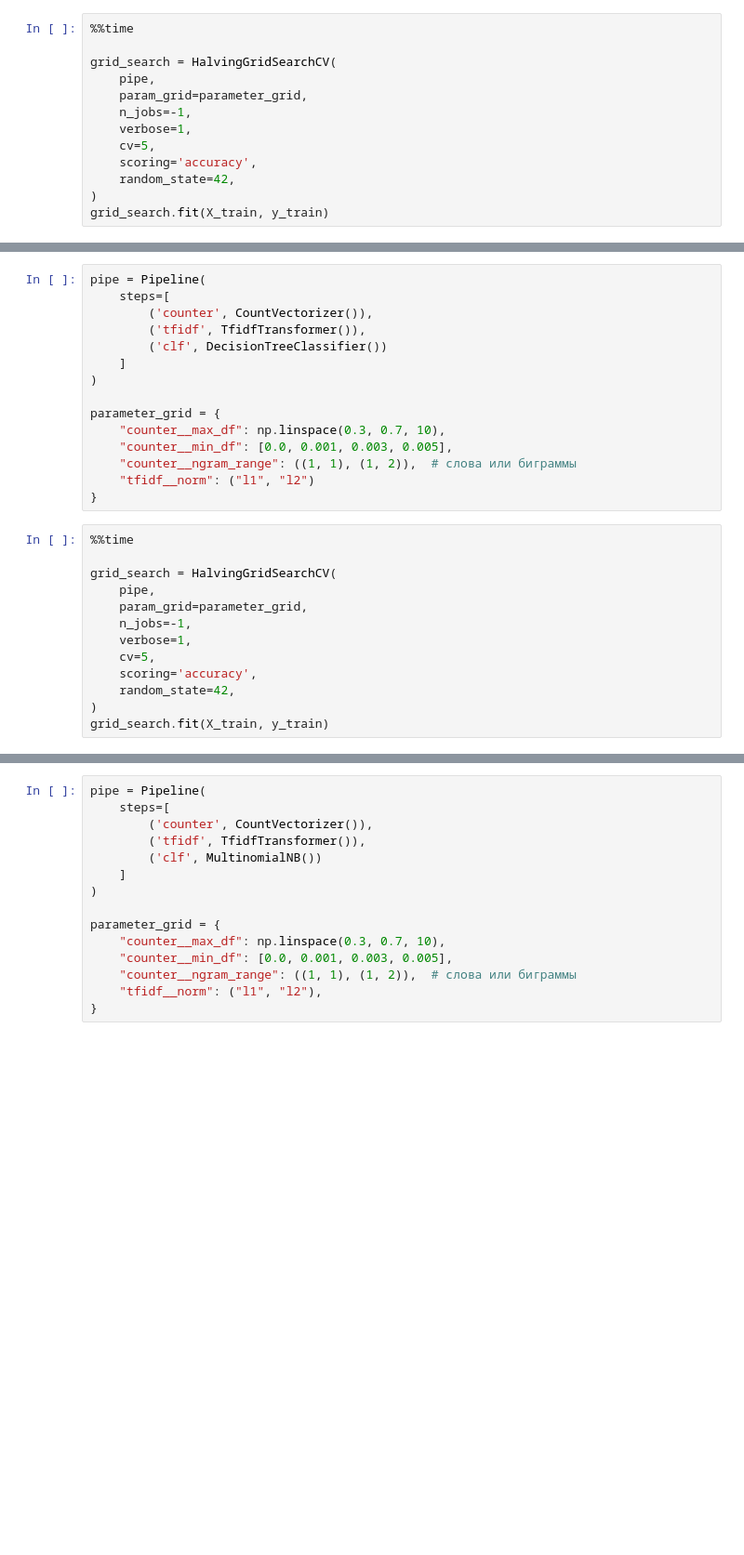
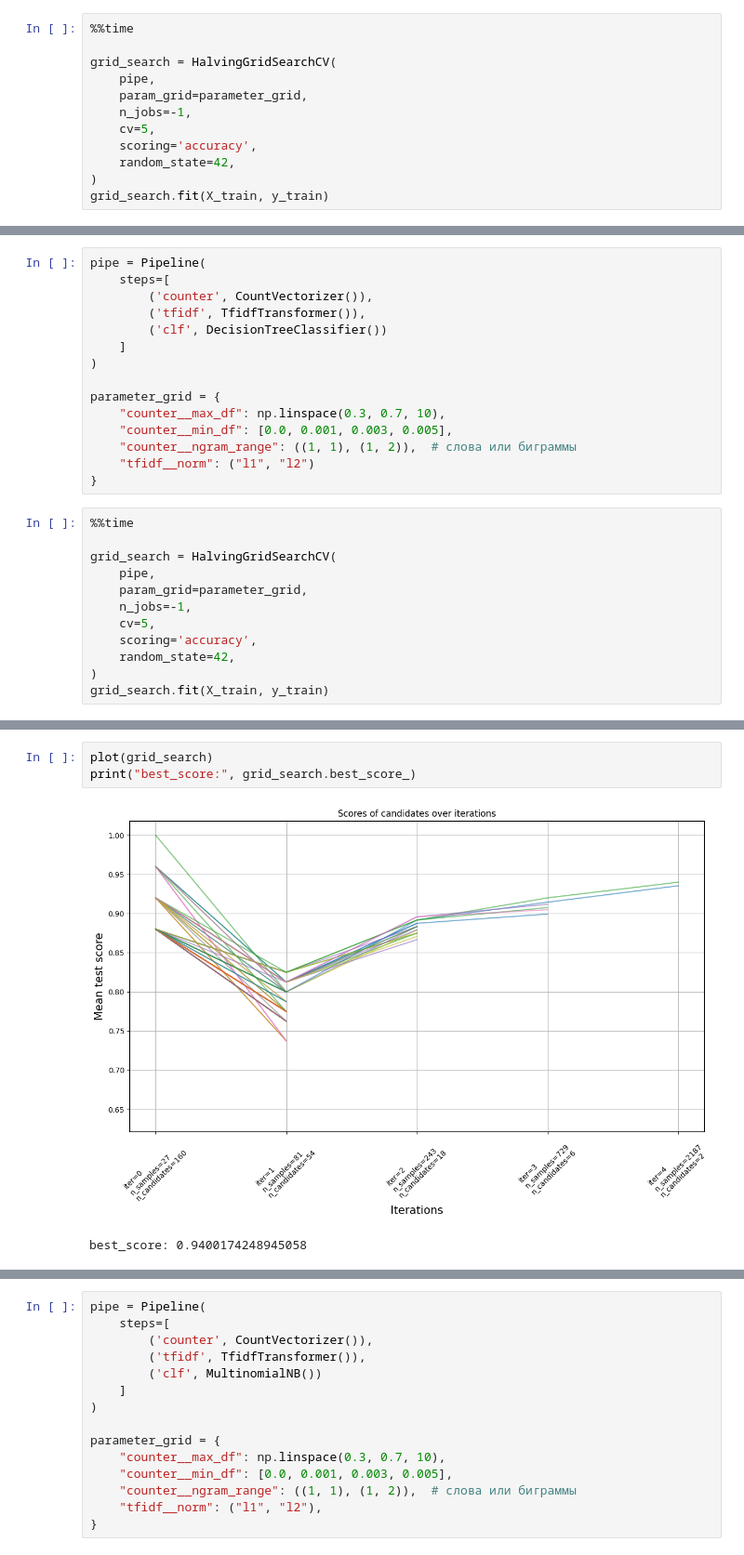
Before and after one commit to sad-bkt/nlp_course, a Jupyter notebook: Lab_2/lab_2.ipynb, the cells around one changed output, grey strips where cells are left out. Shown at 93% size. Cells and saved outputs as stored; diff of their text form; blank space fills up the shorter version.

```diff
--- a/Lab_2/lab_2.ipynb
+++ b/Lab_2/lab_2.ipynb
@@ -297,7 +270,6 @@ grid_search = HalvingGridSearchCV(
     pipe,
     param_grid=parameter_grid,
     n_jobs=-1,
-    verbose=1,
     cv=5,
     scoring='accuracy',
     random_state=42,
@@ -400,7 +357,6 @@ grid_search = HalvingGridSearchCV(
     pipe,
     param_grid=parameter_grid,
     n_jobs=-1,
-    verbose=1,
     cv=5,
     scoring='accuracy',
     random_state=42,
@@ -438,3 +379,9 @@ HalvingGridSearchCV(estimator=Pipeline(steps=[('counter', CountVectorizer()),
+# %%
+plot(grid_search)
+print("best_score:", grid_search.best_score_)
+# %% [output]
+[figure, added]
+best_score: 0.9400174248945058
 # %%
 preds = grid_search.best_estimator_.predict(X_test)
 print(classification_report(y_test, preds))
```
Also changed, not shown: parts of 32 cells of this notebook.
